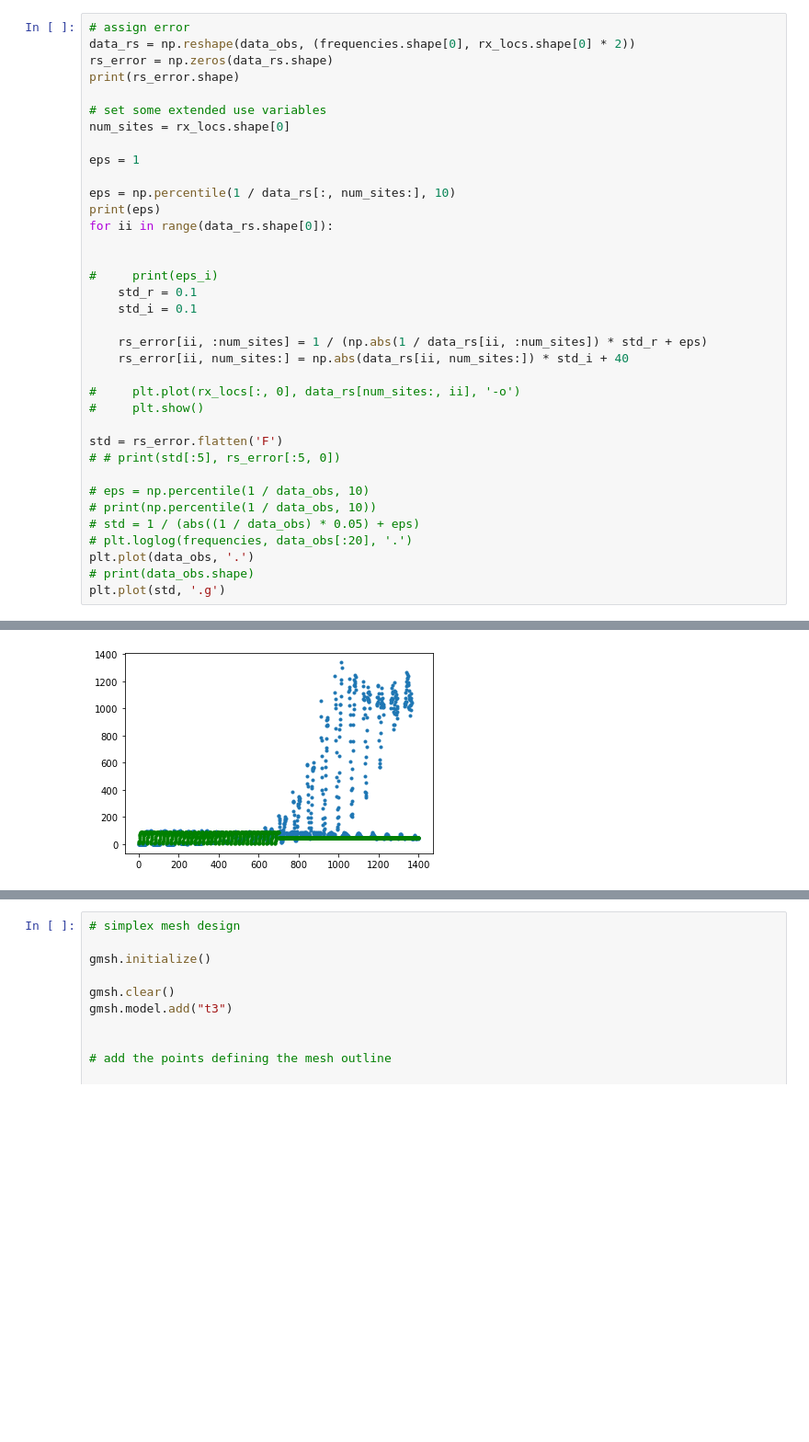
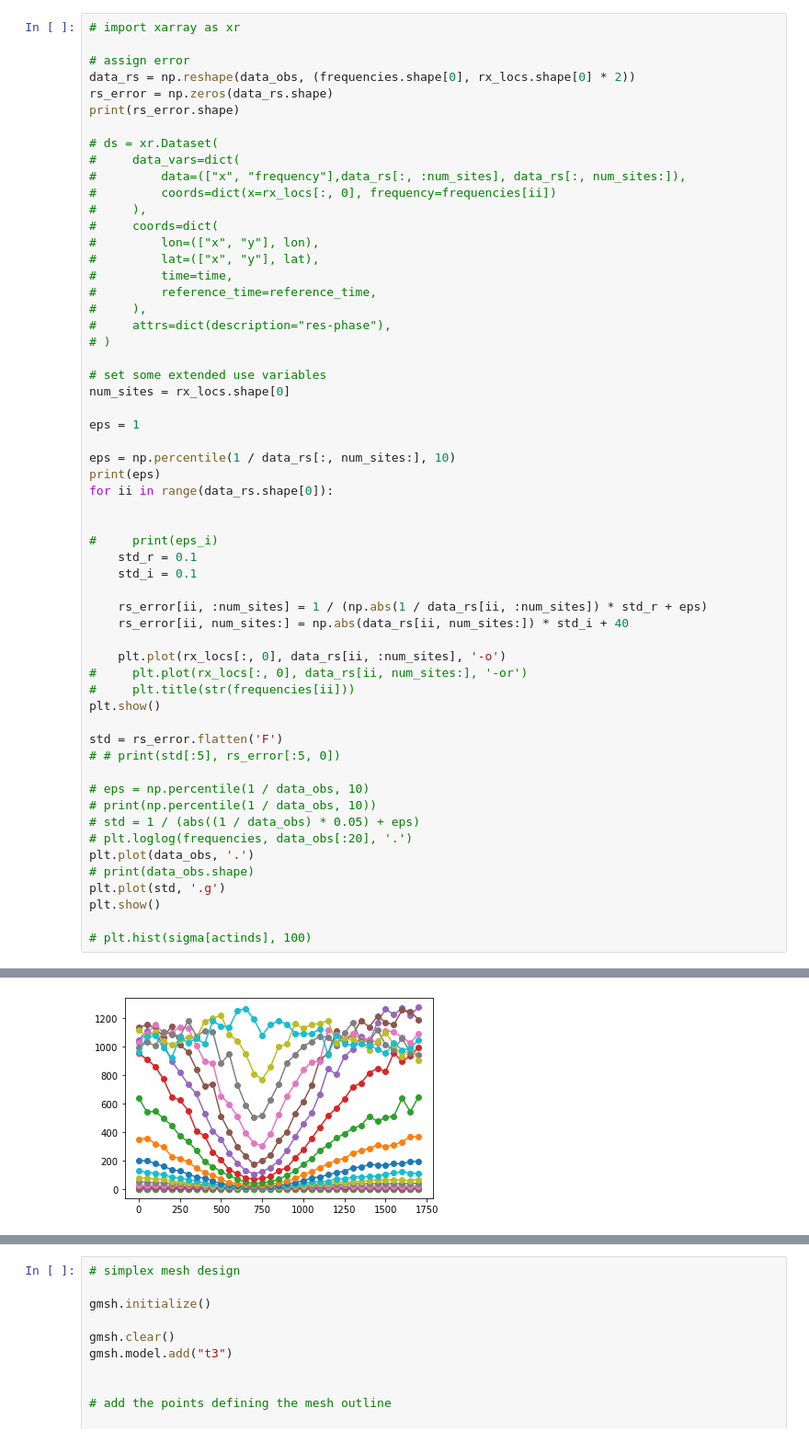
Before and after one commit to JKutt/transformers_segmentation, a Jupyter notebook: PGI/mt_h_topo_example.ipynb, the cells around one changed output, grey strips where cells are left out. Shown at 92% size. Saved outputs shown, nothing was run; the diff lists cells and outputs as text; blank space fills up the shorter version.

```diff
--- a/PGI/mt_h_topo_example.ipynb
+++ b/PGI/mt_h_topo_example.ipynb
@@ -260,8 +267,24 @@ plt.show()
 # %%
+# import xarray as xr
+
 # assign error
 data_rs = np.reshape(data_obs, (frequencies.shape[0], rx_locs.shape[0] * 2))
 rs_error = np.zeros(data_rs.shape)
 print(rs_error.shape)
+
+# ds = xr.Dataset(
+#     data_vars=dict(
+#         data=(["x", "frequency"],data_rs[:, :num_sites], data_rs[:, num_sites:]),
+#         coords=dict(x=rx_locs[:, 0], frequency=frequencies[ii])
+#     ),
+#     coords=dict(
+#         lon=(["x", "y"], lon),
+#         lat=(["x", "y"], lat),
+#         time=time,
+#         reference_time=reference_time,
+#     ),
+#     attrs=dict(description="res-phase"),
+# )
 
 # set some extended use variables
 num_sites = rx_locs.shape[0]
@@ -280,8 +303,10 @@ for ii in range(data_rs.shape[0]):
     rs_error[ii, :num_sites] = 1 / (np.abs(1 / data_rs[ii, :num_sites]) * std_r + eps)
     rs_error[ii, num_sites:] = np.abs(data_rs[ii, num_sites:]) * std_i + 40
 
-#     plt.plot(rx_locs[:, 0], data_rs[num_sites:, ii], '-o')
-#     plt.show()
+    plt.plot(rx_locs[:, 0], data_rs[ii, :num_sites], '-o')
+#     plt.plot(rx_locs[:, 0], data_rs[ii, num_sites:], '-or')
+#     plt.title(str(frequencies[ii]))
+plt.show()
 
 std = rs_error.flatten('F')
 # # print(std[:5], rs_error[:5, 0])
@@ -293,5 +318,8 @@ std = rs_error.flatten('F')
 plt.plot(data_obs, '.')
 # print(data_obs.shape)
 plt.plot(std, '.g')
+plt.show()
+
+# plt.hist(sigma[actinds], 100)
 # %% [output]
 (20, 70)
@@ -300 +327 @@ plt.plot(std, '.g')
-[figure, old version]
+[figure, new version]
```
Also changed, not shown: parts of 20 cells of this notebook.
